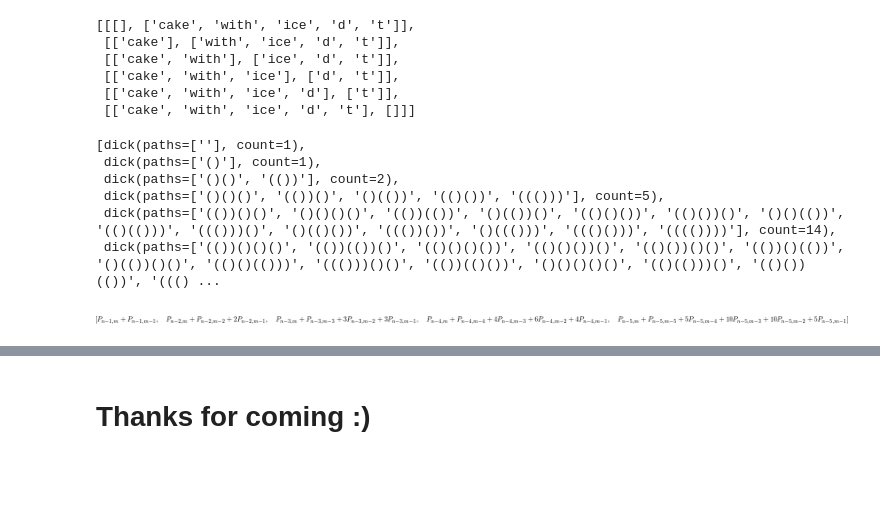
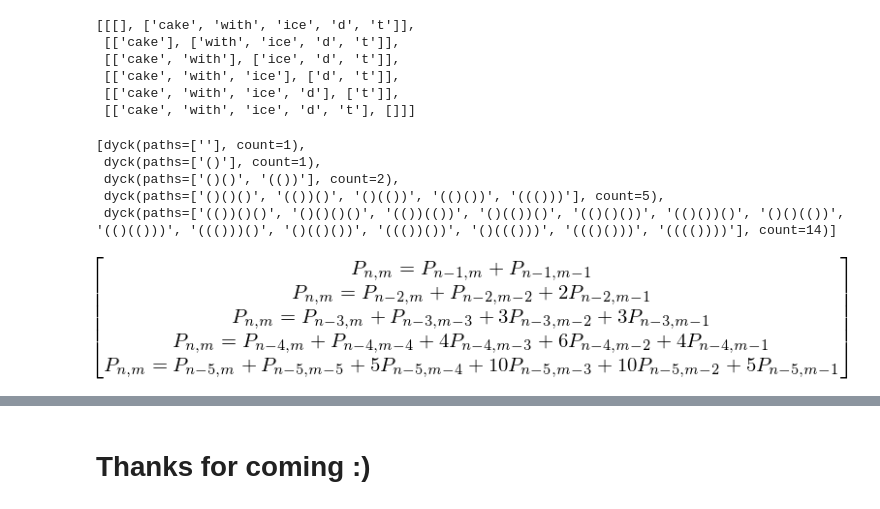
Before and after one commit to massimo-nocentini/massimo-nocentini.github.io, a Jupyter notebook: PhD/second-year-summary/presentation.ipynb, the cells around one changed output, grey strips where cells are left out. Saved outputs shown, nothing was run; the diff lists cells and outputs as text; code cells hidden in the pictures; blank space fills up the shorter version.

```diff
--- a/PhD/second-year-summary/presentation.ipynb
+++ b/PhD/second-year-summary/presentation.ipynb
@@ -307,10 +319,10 @@ run(fresh(lambda r, x, y:
 def dycko(α):
     return conde([nullo(α), succeed],
                   else_clause=fresh(lambda β, γ:
-                                    append(['(']+β, [')']+γ, α) @
+                                    appendo(['(']+β, [')']+γ, α) @
                                             (dycko(β) @ dycko(γ))))
 
-paths = run(fresh(lambda α: dycko(α)), n=90)
+paths = run(fresh(lambda α: dycko(α)), n=80)
 D = defaultdict(list)
 for α in map(lambda α: ''.join(α), paths):
     D[len(α)//2].append(α)
@@ -321,28 +333,28 @@ dyck = namedtuple('dick', ['paths', 'count'])
 # %%
-[dyck(paths, len(paths)) for i in range(6) for paths in [D[i]]]
+[dyck(paths, len(paths)) for i in range(5) for paths in [D[i]]]
 # %% [output]
-[dick(paths=[''], count=1),
- dick(paths=['()'], count=1),
- dick(paths=['()()', '(())'], count=2),
- dick(paths=['()()()', '(())()', '()(())', '(()())', '((()))'], count=5),
- dick(paths=['(())()()', '()()()()', '(())(())', '()(())()', '(()()())', '(()())()', '()()(())', '(()(()))', '((()))()', '()(()())', '((())())', '()((()))', '((()()))', '(((())))'], count=14),
- dick(paths=['(())()()()', '(())(())()', '(()()()())', '(()()())()', '(()())()()', '(())()(())', '()(())()()', '(()()(()))', '((()))()()', '(())(()())', '()()()()()', '(()(()))()', '(()())(())', '((() ...
+[dyck(paths=[''], count=1),
+ dyck(paths=['()'], count=1),
+ dyck(paths=['()()', '(())'], count=2),
+ dyck(paths=['()()()', '(())()', '()(())', '(()())', '((()))'], count=5),
+ dyck(paths=['(())()()', '()()()()', '(())(())', '()(())()', '(()()())', '(()())()', '()()(())', '(()(()))', '((()))()', '()(()())', '((())())', '()((()))', '((()()))', '(((())))'], count=14)]
 # %%
-from sympy import IndexedBase, symbols, latex, init_printing
-init_printing()
 P = IndexedBase('P')
 n, m = symbols('n m')
+
 def pascalo(depth, r, c, α):
     if not depth: return unify([P[r,c]], α)
     return fresh(lambda β, γ: (pascalo(depth-1, r-1, c-1, β) @
                                pascalo(depth-1, r-1, c, γ) @
-                               append(β, γ, α)))
+                               appendo(β, γ, α)))
 
-unfoldings = [run(fresh(lambda α: pascalo(d, n, m, α))) for d in range(1, 6)]
+unfoldings = {d:Eq(P[n, m], sum(addends))
+              for d in range(6)
+              for addends in run(fresh(lambda α: pascalo(d, n, m, α)))}
-# %%
-list(map(lambda unfold: sum(unfold[0]), unfoldings))
-# %% [output]
-[figure, removed]
+# %%
+Matrix(5, 1, lambda i, j: unfoldings[i+1])
+# %% [output]
+[figure, added]
 # %%
 next_topic()
 # %% [output]
```
Also changed, not shown: parts of 18 cells of this notebook, 2 other files.
